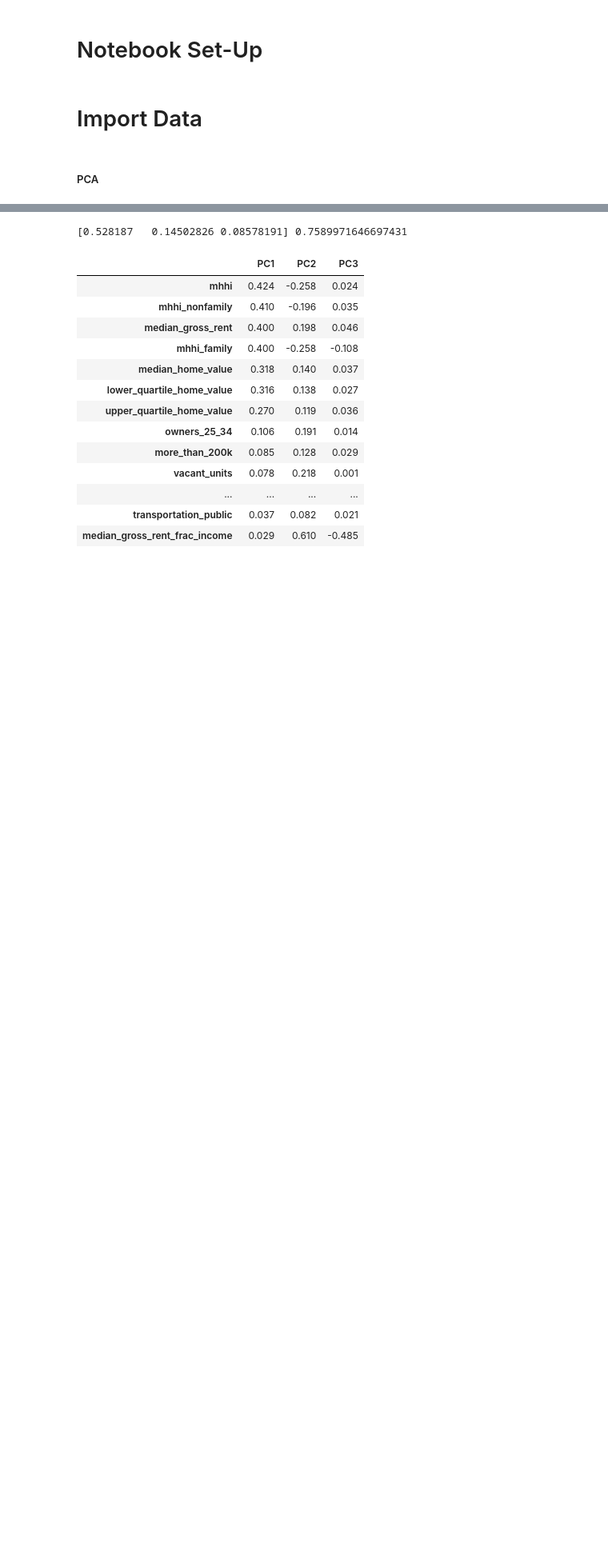
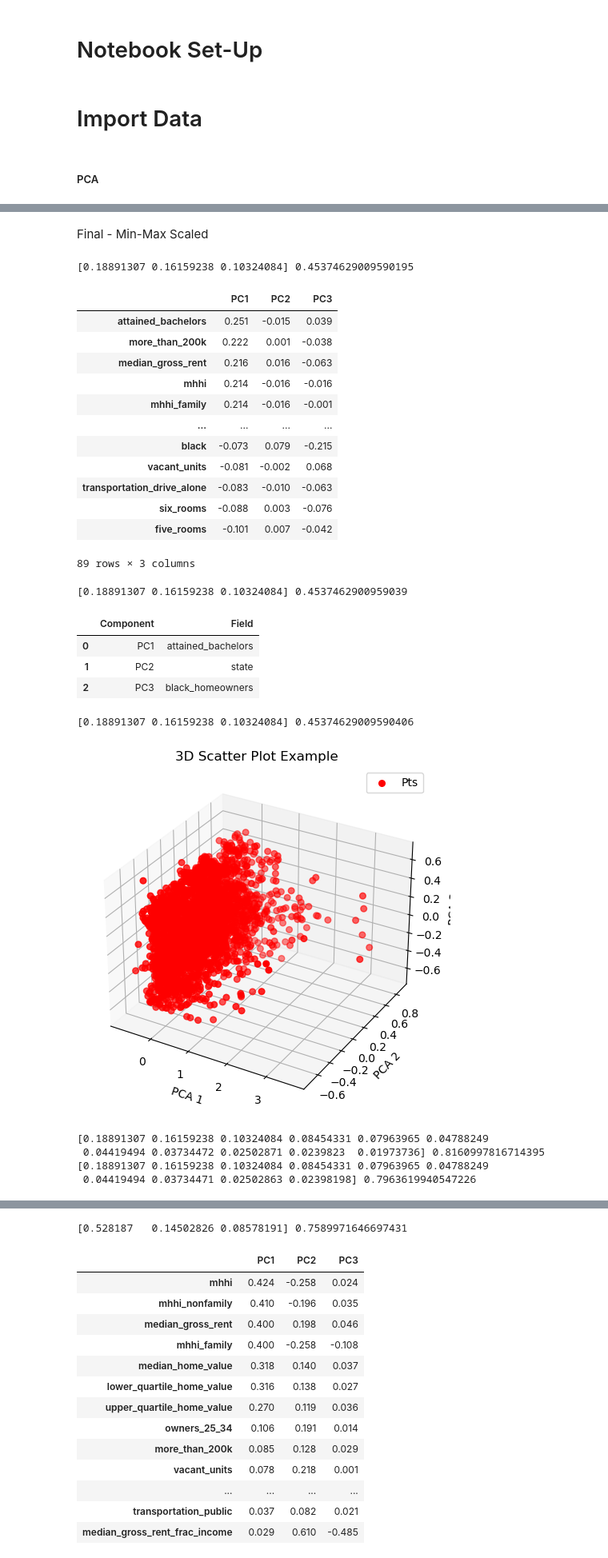
Before and after one commit to RyanZimmermanNWU/Northwestern-MSDS-Capstone-2023, a Jupyter notebook: Scripts/c. Feature Extraction and Creation.ipynb, the cells around one changed output, grey strips where cells are left out. Shown at 80% size. Drawn from its saved outputs; the diff is of its cells as text; code cells hidden in the pictures; blank space fills up the shorter version.

```diff
--- a/Scripts/c. Feature Extraction and Creation.ipynb
+++ b/Scripts/c. Feature Extraction and Creation.ipynb
@@ -88,0 +146,41 @@ def perform_pca(df_set, pca_param):
+# %% [markdown]
+Final - Min-Max Scaled
+# %%
+###################
+#%pylab
+#%matplotlib inline
+display(perform_pca(final_mm, 3)[0])
+
+display(perform_pca(final_mm, 3)[1])
+
+pca_plot(perform_pca(final_mm, 3)[2])
+
+# Excel Output
+perform_pca(final_mm, .80)[0].to_csv(r'C:\Users\Mattl\Desktop\Data\final_mm_pca_loadings.csv')
+perform_pca(final_mm, 10)[2].to_csv(r'C:\Users\Mattl\Desktop\Data\final_mm_pca_components.csv')
+# %% [output]
+[0.18891307 0.16159238 0.10324084] 0.45374629009590195
+|  | PC1 | PC2 | PC3 |
+| attained_bachelors | 0.251 | -0.015 | 0.039 |
+| more_than_200k | 0.222 | 0.001 | -0.038 |
+| median_gross_rent | 0.216 | 0.016 | -0.063 |
+| mhhi | 0.214 | -0.016 | -0.016 |
+| mhhi_family | 0.214 | -0.016 | -0.001 |
+| ... | ... | ... | ... |
+| black | -0.073 | 0.079 | -0.215 |
+| vacant_units | -0.081 | -0.002 | 0.068 |
+| transportation_drive_alone | -0.083 | -0.010 | -0.063 |
+| six_rooms | -0.088 | 0.003 | -0.076 |
+| five_rooms | -0.101 | 0.007 | -0.042 |
+89 rows × 3 columns
+[0.18891307 0.16159238 0.10324084] 0.4537462900959039
+|  | Component | Field |
+| 0 | PC1 | attained_bachelors |
+| 1 | PC2 | state |
+| 2 | PC3 | black_homeowners |
+[0.18891307 0.16159238 0.10324084] 0.45374629009590406
+[figure, added]
+[0.18891307 0.16159238 0.10324084 0.08454331 0.07963965 0.04788249
+ 0.04419494 0.03734472 0.02502871 0.0239823  0.01973736] 0.8160997816714395
+[0.18891307 0.16159238 0.10324084 0.08454331 0.07963965 0.04788249
+ 0.04419494 0.03734471 0.02502863 0.02398198] 0.7963619940547226
```
Also changed, not shown: parts of 24 cells of this notebook, 1 other file.
